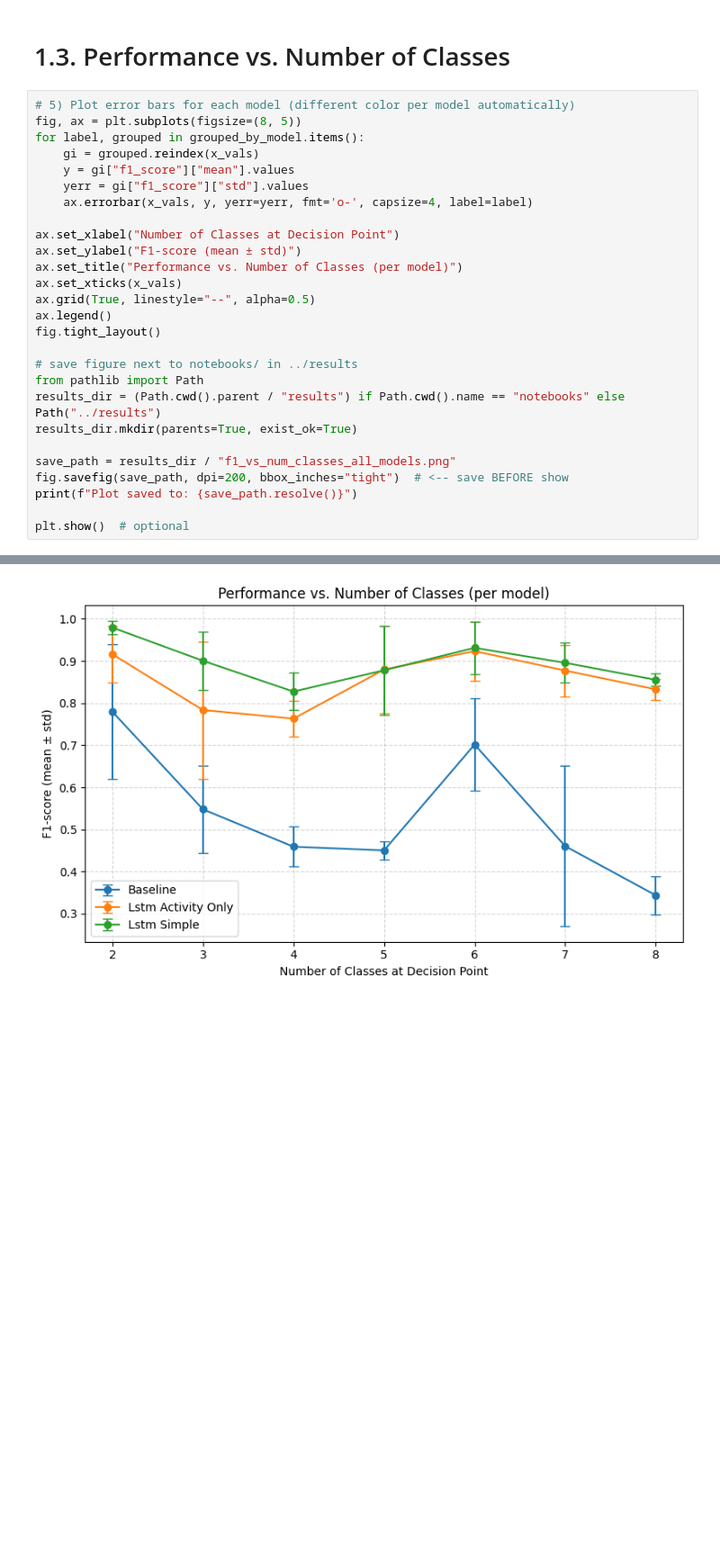
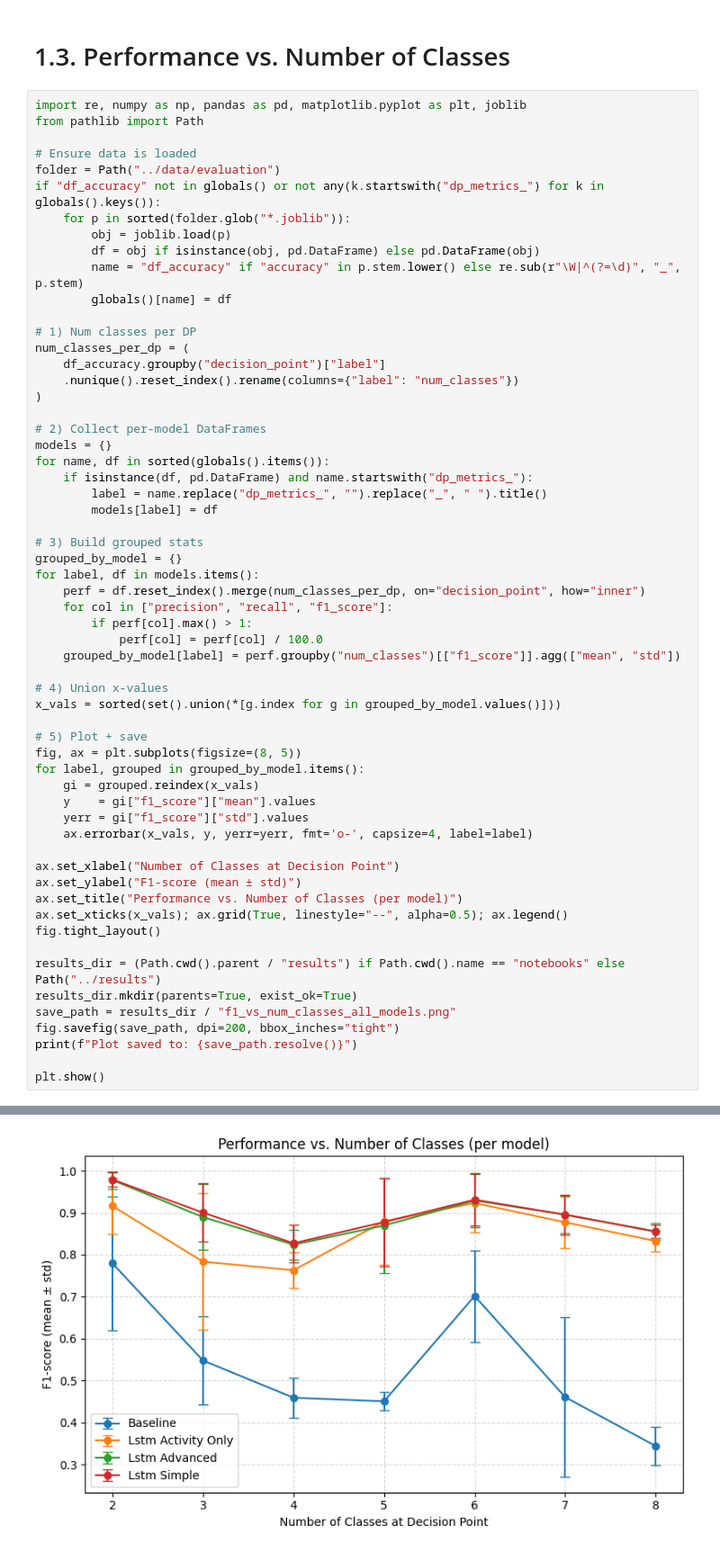
Before and after one commit to ohmayerma/next_activity_prediction, a Jupyter notebook: notebooks/40_evaluation.ipynb, the cells around one changed output, grey strips where cells are left out. Shown at 90% size. Drawn from its saved outputs; the diff is of its cells as text; blank space fills up the shorter version.

```diff
--- a/notebooks/40_evaluation.ipynb
+++ b/notebooks/40_evaluation.ipynb
@@ -176,30 +188,62 @@ Plot saved to: /Users/m.ohmayer/Desktop/next_activity_prediction/results/per_dp_
 # %% [markdown]
 # 1.3. Performance vs. Number of Classes
 # %%
-# 5) Plot error bars for each model (different color per model automatically)
+import re, numpy as np, pandas as pd, matplotlib.pyplot as plt, joblib
+from pathlib import Path
+
+# Ensure data is loaded
+folder = Path("../data/evaluation")
+if "df_accuracy" not in globals() or not any(k.startswith("dp_metrics_") for k in globals().keys()):
+    for p in sorted(folder.glob("*.joblib")):
+        obj = joblib.load(p)
+        df = obj if isinstance(obj, pd.DataFrame) else pd.DataFrame(obj)
+        name = "df_accuracy" if "accuracy" in p.stem.lower() else re.sub(r"\W|^(?=\d)", "_", p.stem)
+        globals()[name] = df
+
+# 1) Num classes per DP
+num_classes_per_dp = (
+    df_accuracy.groupby("decision_point")["label"]
+    .nunique().reset_index().rename(columns={"label": "num_classes"})
+)
+
+# 2) Collect per-model DataFrames
+models = {}
+for name, df in sorted(globals().items()):
+    if isinstance(df, pd.DataFrame) and name.startswith("dp_metrics_"):
+        label = name.replace("dp_metrics_", "").replace("_", " ").title()
+        models[label] = df
+
+# 3) Build grouped stats
+grouped_by_model = {}
+for label, df in models.items():
+    perf = df.reset_index().merge(num_classes_per_dp, on="decision_point", how="inner")
+    for col in ["precision", "recall", "f1_score"]:
+        if perf[col].max() > 1:
+            perf[col] = perf[col] / 100.0
+    grouped_by_model[label] = perf.groupby("num_classes")[["f1_score"]].agg(["mean", "std"])
+
+# 4) Union x-values
+x_vals = sorted(set().union(*[g.index for g in grouped_by_model.values()]))
+
+# 5) Plot + save
 fig, ax = plt.subplots(figsize=(8, 5))
 for label, grouped in grouped_by_model.items():
     gi = grouped.reindex(x_vals)
-    y = gi["f1_score"]["mean"].values
+    y    = gi["f1_score"]["mean"].values
     yerr = gi["f1_score"]["std"].values
     ax.errorbar(x_vals, y, yerr=yerr, fmt='o-', capsize=4, label=label)
 
 ax.set_xlabel("Number of Classes at Decision Point")
 ax.set_ylabel("F1-score (mean ± std)")
 ax.set_title("Performance vs. Number of Classes (per model)")
-ax.set_xticks(x_vals)
-ax.grid(True, linestyle="--", alpha=0.5)
-ax.legend()
+ax.set_xticks(x_vals); ax.grid(True, linestyle="--", alpha=0.5); ax.legend()
 fig.tight_layout()
 
-# save figure next to notebooks/ in ../results
-from pathlib import Path
 results_dir = (Path.cwd().parent / "results") if Path.cwd().name == "notebooks" else Path("../results")
 results_dir.mkdir(parents=True, exist_ok=True)
-
 save_path = results_dir / "f1_vs_num_classes_all_models.png"
-fig.savefig(save_path, dpi=200, bbox_inches="tight")  # <-- save BEFORE show
+fig.savefig(save_path, dpi=200, bbox_inches="tight")
 print(f"Plot saved to: {save_path.resolve()}")
 
-plt.show()  # optional
+plt.show()
 # %% [output]
@@ -207 +251 @@ Plot saved to: /Users/m.ohmayer/Desktop/next_activity_prediction/results/f1_vs_n
-[figure, old version]
+[figure, new version]
```
Also changed, not shown: parts of 5 cells of this notebook, 2 other files.
